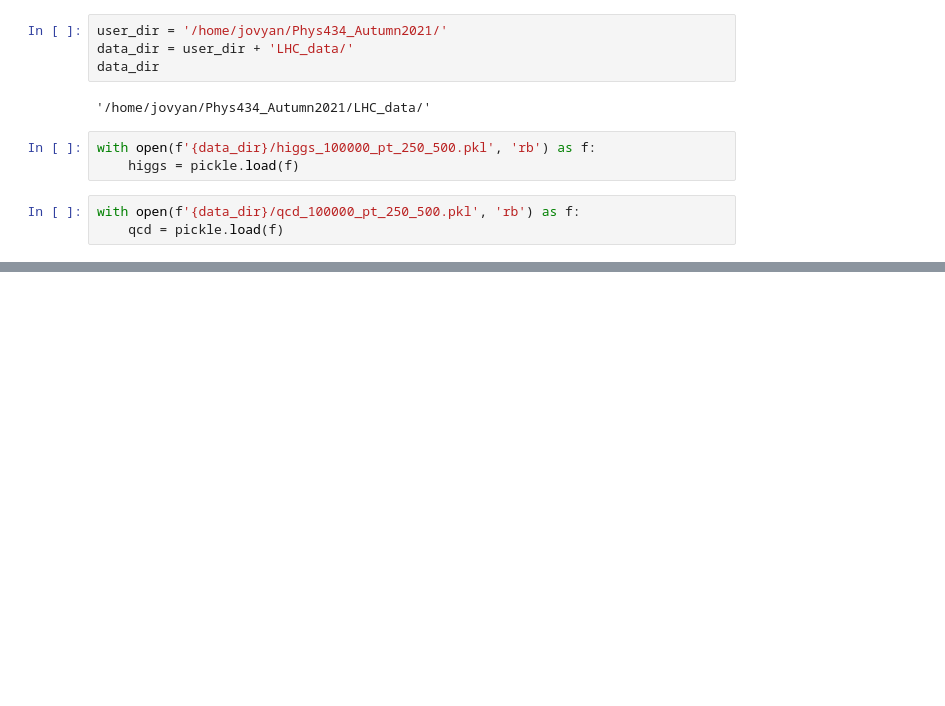
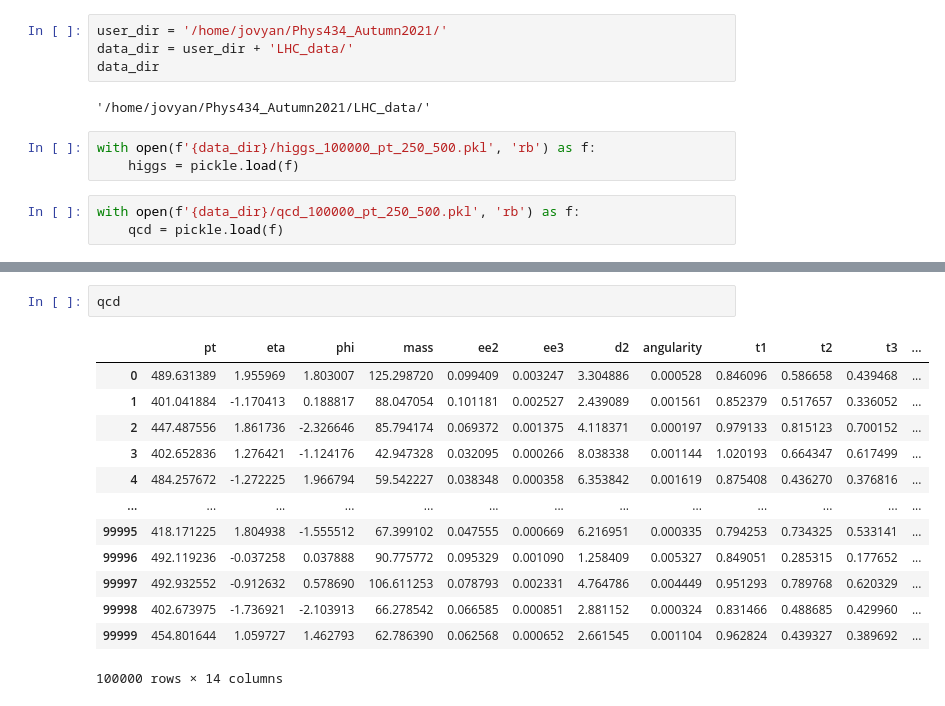
Before and after one commit to SOLHAUG13/Phys434_Autumn2021, a Jupyter notebook: Lab7/Lab7_PHYS434_Solhaug_Erik.ipynb, the cells around one changed output, grey strips where cells are left out. Drawn from its saved outputs; the diff is of its cells as text; blank space fills up the shorter version.

```diff
--- a/Lab7/Lab7_PHYS434_Solhaug_Erik.ipynb
+++ b/Lab7/Lab7_PHYS434_Solhaug_Erik.ipynb
@@ -41,0 +58,16 @@ with open(f'{data_dir}/qcd_100000_pt_250_500.pkl', 'rb') as f:
+# %%
+qcd
+# %% [output]
+|  | pt | eta | phi | mass | ee2 | ee3 | d2 | angularity | t1 | t2 | t3 | ... |
+| 0 | 489.631389 | 1.955969 | 1.803007 | 125.298720 | 0.099409 | 0.003247 | 3.304886 | 0.000528 | 0.846096 | 0.586658 | 0.439468 | ... |
+| 1 | 401.041884 | -1.170413 | 0.188817 | 88.047054 | 0.101181 | 0.002527 | 2.439089 | 0.001561 | 0.852379 | 0.517657 | 0.336052 | ... |
+| 2 | 447.487556 | 1.861736 | -2.326646 | 85.794174 | 0.069372 | 0.001375 | 4.118371 | 0.000197 | 0.979133 | 0.815123 | 0.700152 | ... |
+| 3 | 402.652836 | 1.276421 | -1.124176 | 42.947328 | 0.032095 | 0.000266 | 8.038338 | 0.001144 | 1.020193 | 0.664347 | 0.617499 | ... |
+| 4 | 484.257672 | -1.272225 | 1.966794 | 59.542227 | 0.038348 | 0.000358 | 6.353842 | 0.001619 | 0.875408 | 0.436270 | 0.376816 | ... |
+| ... | ... | ... | ... | ... | ... | ... | ... | ... | ... | ... | ... | ... |
+| 99995 | 418.171225 | 1.804938 | -1.555512 | 67.399102 | 0.047555 | 0.000669 | 6.216951 | 0.000335 | 0.794253 | 0.734325 | 0.533141 | ... |
+| 99996 | 492.119236 | -0.037258 | 0.037888 | 90.775772 | 0.095329 | 0.001090 | 1.258409 | 0.005327 | 0.849051 | 0.285315 | 0.177652 | ... |
+| 99997 | 492.932552 | -0.912632 | 0.578690 | 106.611253 | 0.078793 | 0.002331 | 4.764786 | 0.004449 | 0.951293 | 0.789768 | 0.620329 | ... |
+| 99998 | 402.673975 | -1.736921 | -2.103913 | 66.278542 | 0.066585 | 0.000851 | 2.881152 | 0.000324 | 0.831466 | 0.488685 | 0.429960 | ... |
+| 99999 | 454.801644 | 1.059727 | 1.462793 | 62.786390 | 0.062568 | 0.000652 | 2.661545 | 0.001104 | 0.962824 | 0.439327 | 0.389692 | ... |
+100000 rows × 14 columns
```
Also changed, not shown: parts of 23 cells of this notebook.
